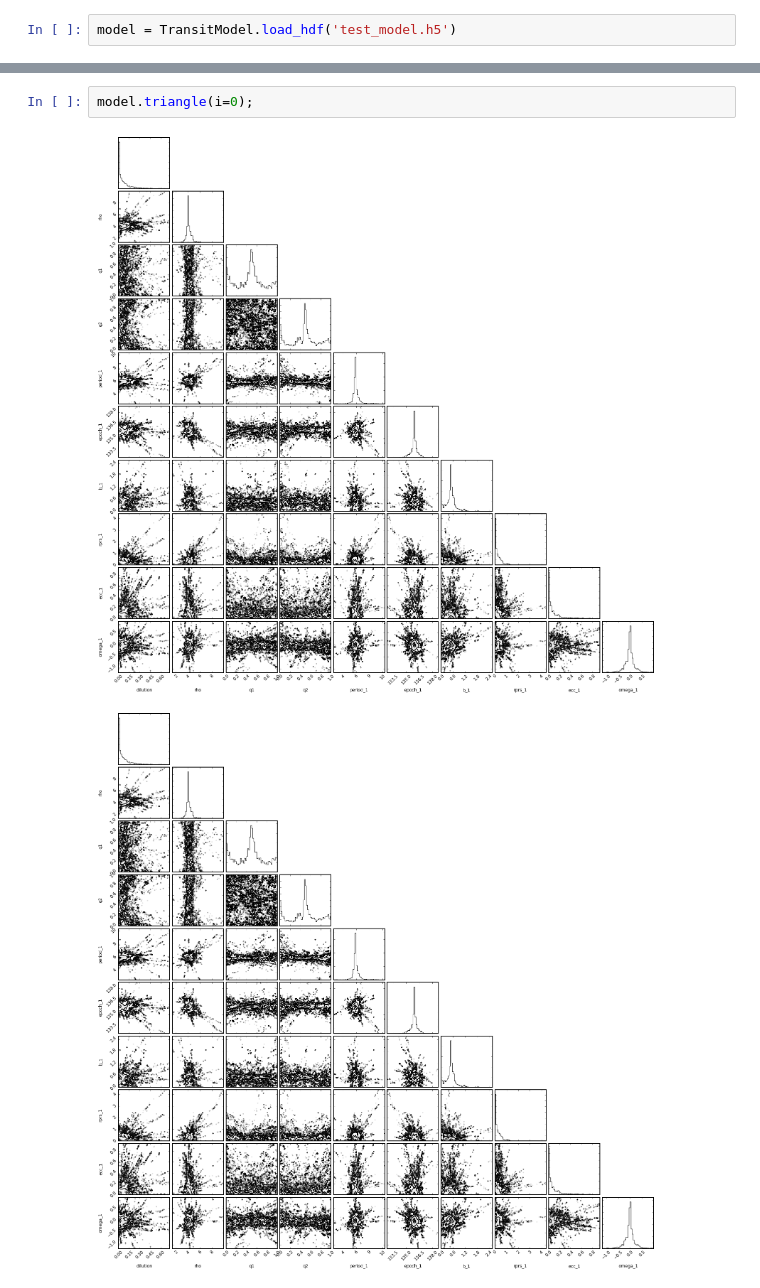
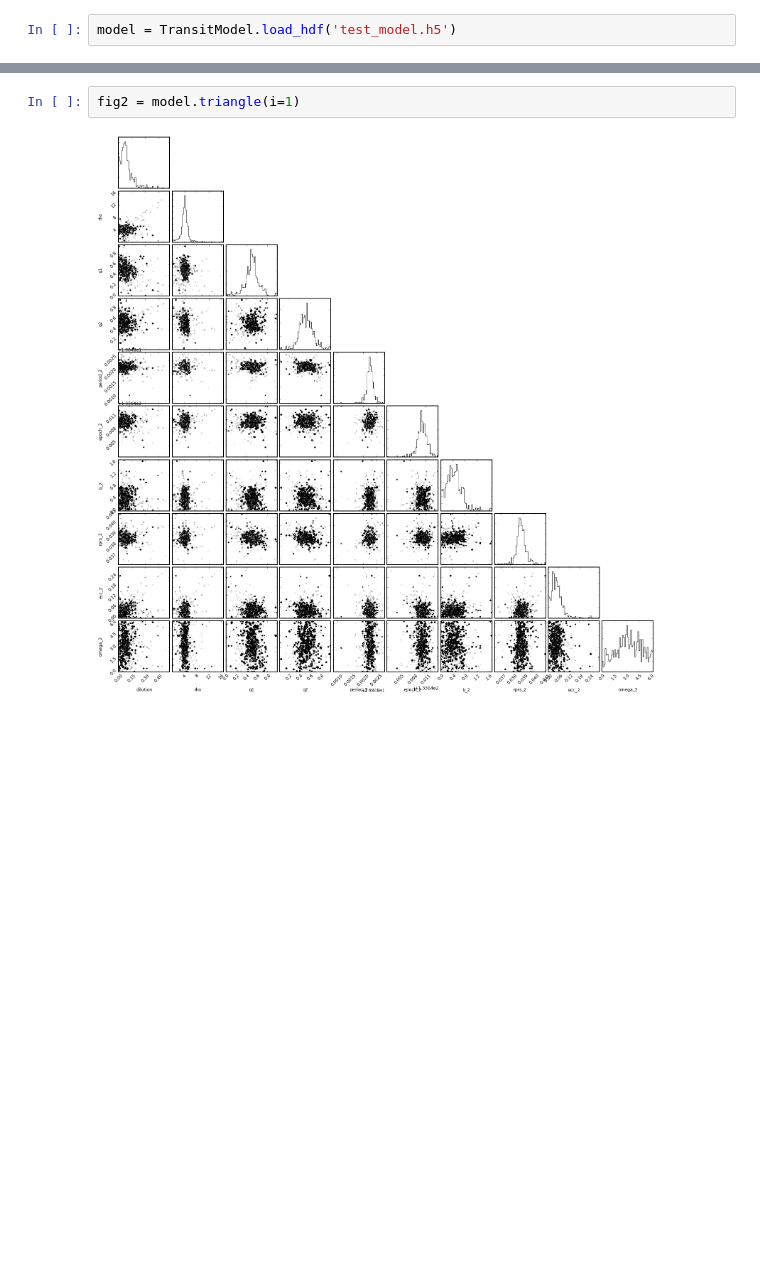
Before and after one commit to timothydmorton/transit-fitting, a Jupyter notebook: notebooks/demo.ipynb, the cells around one changed output, grey strips where cells are left out. Saved outputs shown, nothing was run; the diff lists cells and outputs as text; blank space fills up the shorter version.

```diff
--- a/notebooks/demo.ipynb
+++ b/notebooks/demo.ipynb
@@ -87,5 +79,4 @@ model.save_hdf('test_model.h5')
-# %%
-model.triangle(i=0);
-# %% [output]
-[figure, removed]
-[figure, removed]
+# %%
+fig2 = model.triangle(i=1)
+# %% [output]
+[figure, added]
```
Also changed, not shown: parts of 8 cells of this notebook, 1 other file.
